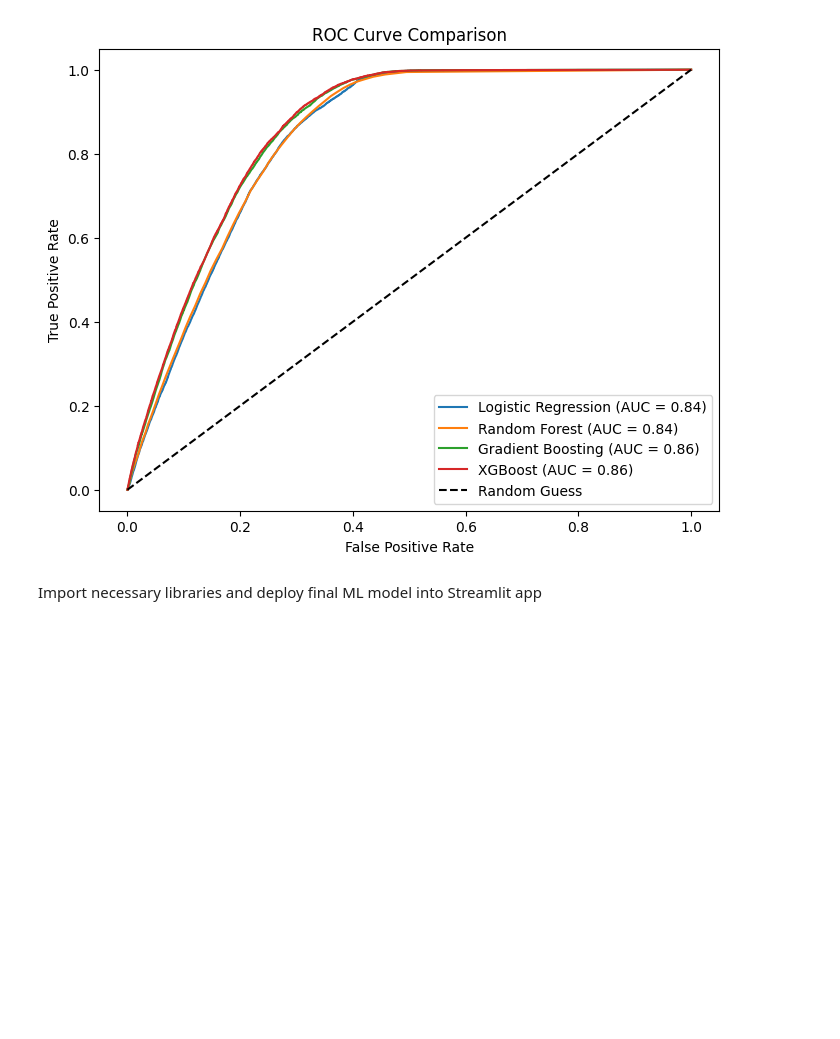
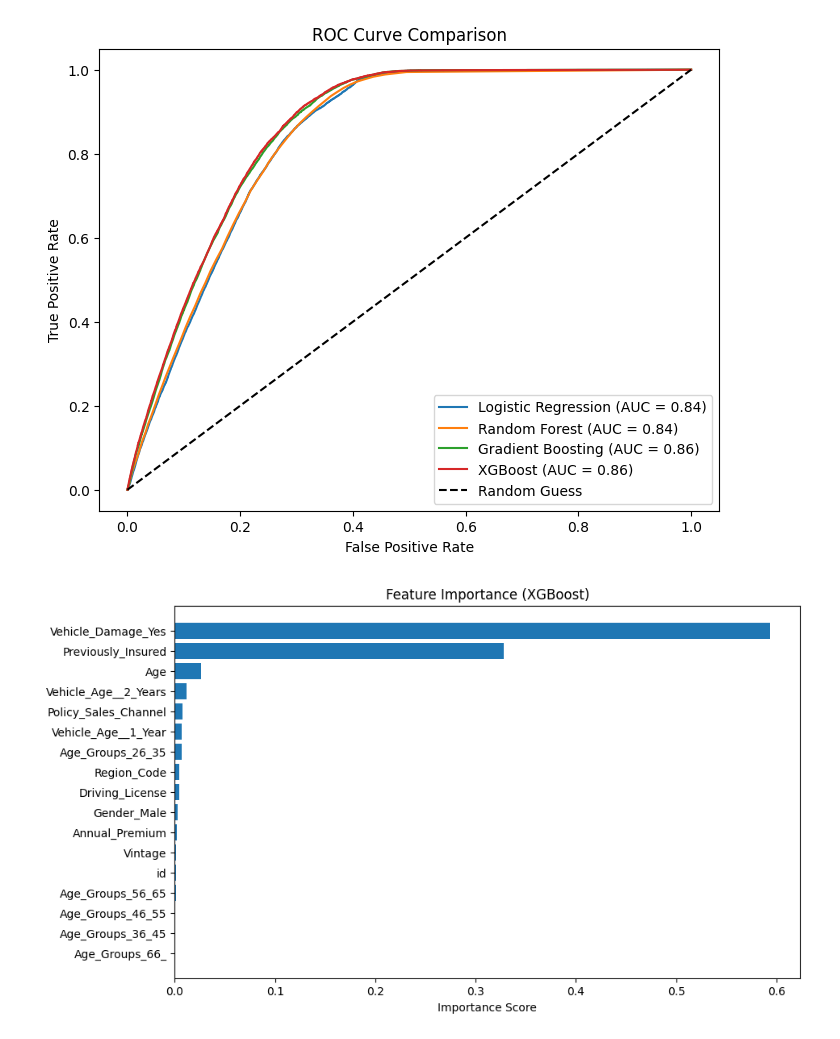
Before and after one commit to Subashree-Nataraj/Insurance-Cross-Sell-Predicton, a Jupyter notebook: Notebooks/02_final_model.ipynb, the cells around one changed output. Saved outputs shown, nothing was run; the diff lists cells and outputs as text; code cells hidden in the pictures; blank space fills up the shorter version.

```diff
--- a/Notebooks/02_final_model.ipynb
+++ b/Notebooks/02_final_model.ipynb
@@ -458,5 +478,3 @@ plt.legend()
 plt.show()
 # %% [output]
 [figure]
-# %% [markdown]
-Import necessary libraries and deploy final ML model into Streamlit app
@@ -501,0 +481,25 @@ print("Loaded model prediction:", loaded_model.predict([[1.5, 1.5]]))
+# %%
+import matplotlib.pyplot as plt
+
+# Get feature importance
+importance = xgb_model.feature_importances_
+feature_names = X_train.columns
+
+# Create DataFrame
+feat_imp = pd.DataFrame({
+    "Feature": feature_names,
+    "Importance": importance
+})
+
+# Sort
+feat_imp = feat_imp.sort_values(by="Importance", ascending=False)
+
+# Plot
+plt.figure(figsize=(10,6))
+plt.barh(feat_imp["Feature"], feat_imp["Importance"])
+plt.gca().invert_yaxis()
+plt.title("Feature Importance (XGBoost)")
+plt.xlabel("Importance Score")
+plt.show()
+# %% [output]
+[figure, added]
```
Also changed, not shown: parts of 12 cells of this notebook, 3 other files.
